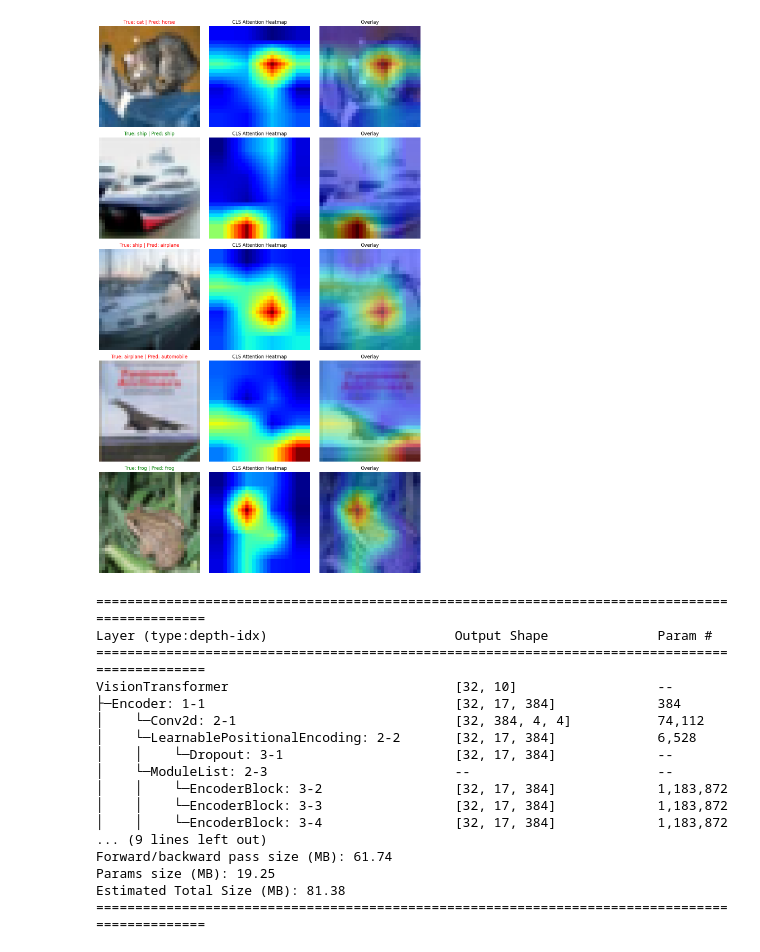
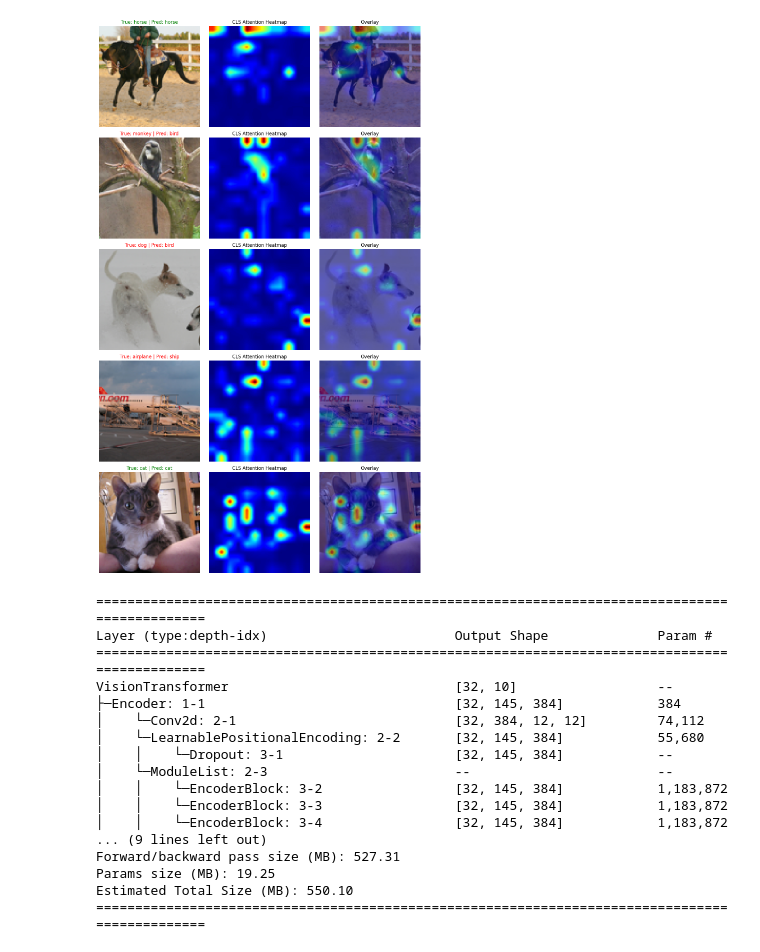
Before and after one commit to Vsquare07/ViT_from_scratch, a Jupyter notebook: main.ipynb, the cells around one changed output. Cells and saved outputs as stored; diff of their text form; code cells hidden in the pictures.

Commit message:
Trained the model on STL10 dataset

```diff
--- a/main.ipynb
+++ b/main.ipynb
@@ -232,6 +236,6 @@ plt.show()
 # %%
 #hyper parameters
-img_size = 32
+img_size = 96
 patch_size = 8
 d_model = 384
 num_heads = 12
@@ -239,7 +243,7 @@ num_layers = 4
 num_classes = len(classes)
 
 model = VisionTransformer(img_size, patch_size, d_model, num_heads, num_layers, num_classes, DEVICE)
-model.load_state_dict(torch.load('weights/ViT_CIFAR10.pt'))
+model.load_state_dict(torch.load('weights/ViT_STL10.pt'))
 model = model.to(DEVICE)
 # %%
 img, label = next(iter(train_dataloader))
@@ -251,35 +255,3 @@ preds.shape, attn.shape
-# %%
-def trainer(model, LR, EPOCHS, dataloader):
-    loss_fn = nn.CrossEntropyLoss()
-    optimizer = torch.optim.Adam(params = model.parameters(), lr=LR)
-    for epoch in range(EPOCHS):
-        loop = tqdm(dataloader, desc=f"Epoch {epoch+1}/{EPOCHS}", leave=True)
-        epoch_loss = 0
-        epoch_acc = 0
-
-        for images, labels in loop:
-            images = images.to(DEVICE)
-            labels = labels.to(DEVICE)
-
-            preds, _ = model(images)
-            loss = loss_fn(preds, labels)
-
-            optimizer.zero_grad()
-            loss.backward()
-            optimizer.step()
-
-            epoch_loss += loss.item()
-            pred_labels = torch.argmax(preds, dim=1)
-            acc = 100*((pred_labels==labels).sum().item())
-            epoch_acc += acc
-
-            loop.set_postfix(loss=loss.item(), acc=acc)
-
-        epoch_loss /= len(dataloader)
-        epoch_acc /= len(dataloader)
-
-        print(f"\nEpoch {epoch+1} Finished | Avg Loss = {epoch_loss:.5f} | Avg Accuracy = {epoch_acc:.3f}%")
-        torch.save(model.state_dict(), 'weights/ViT_CIFAR10.pt')
 # %%
 def trainer(model, LR, EPOCHS, dataloader):
     loss_fn = nn.CrossEntropyLoss()
@@ -316,7 +288,7 @@ def trainer(model, LR, EPOCHS, dataloader):
 
         print(f"\nEpoch {epoch+1} Finished | Avg Loss = {avg_loss:.5f} | Avg Accuracy = {final_acc:.2f}%\n")
 
-        torch.save(model.state_dict(), 'weights/ViT_CIFAR10.pt')
+        torch.save(model.state_dict(), 'weights/ViT_STL10.pt')
 # %%
 def tester(model, dataloader):
     model.eval()
@@ -343,6 +315,6 @@ def tester(model, dataloader):
 
     print(f"\nTest Results | Avg Loss = {avg_loss:.5f} | Avg Accuracy = {final_acc:.2f}%\n")
 # %%
-#trainer(model, 1e-4, 1, train_dataloader)
+trainer(model, 1e-5, 50, train_dataloader)
 tester(model, test_dataloader)
 # %% [output]
@@ -371,60 +355,60 @@ def attention_visualizer(model, dataloader, num_images=5):
         avg_attn = last_layer_attn.mean(dim=0)  # Shape: [17, 17]
 
         # Isolate the CLS Token's perspective & reshape to 4x4
-        cls_attn = avg_attn[0, 1:].reshape(4, 4)
+        cls_attn = avg_attn[0, 1:].reshape(12, 12)
 
         # Upscale the 4x4 grid to 28x28
         cls_attn = cls_attn.unsqueeze(0).unsqueeze(0)
-        cls_attn = F.interpolate(cls_attn, size=(28, 28), mode='bilinear', align_corners=False)
+        cls_attn = F.interpolate(cls_attn, size=(96, 96), mode='bilinear', align_corners=False)
         cls_attn = cls_attn.squeeze().cpu().numpy()
 
         ax_orig = axes[idx, 0]
         ax_heat = axes[idx, 1]
         ax_over = axes[idx, 2]
 
         # Image 1: Original
         ax_orig.imshow(img, cmap='gray')
         color = "green" if true_label==pred_label else "red"
         ax_orig.set_title(f"True: {classes[true_label]} | Pred: {classes[pred_label]}", color=color)
         ax_orig.axis('off')
 
         # Image 2: Heatmap
         ax_heat.imshow(cls_attn, cmap='jet')
         ax_heat.set_title("CLS Attention Heatmap")
         ax_heat.axis('off')
         # Image 3: Overlay
         ax_over.imshow(img)
         ax_over.imshow(cls_attn, cmap='jet', alpha=0.5)
         ax_over.set_title("Overlay")
         ax_over.axis('off')
 
     plt.tight_layout()
     plt.show()
 
 model = model.to(DEVICE)
 attention_visualizer(model, test_dataloader, num_images=5)
 # %% [output]
-[figure, old version]
+[figure, new version]
 # %%
 from torchinfo import summary
 
 batch_size = 32
-summary(model, input_size=(batch_size, 3, 32, 32))
+summary(model, input_size=(batch_size, 3, 96, 96))
 # %% [output]
 ===============================================================================================
 Layer (type:depth-idx)                        Output Shape              Param #
 ===============================================================================================
 VisionTransformer                             [32, 10]                  --
-├─Encoder: 1-1                                [32, 17, 384]             384
-│    └─Conv2d: 2-1                            [32, 384, 4, 4]           74,112
-│    └─LearnablePositionalEncoding: 2-2       [32, 17, 384]             6,528
-│    │    └─Dropout: 3-1                      [32, 17, 384]             --
+├─Encoder: 1-1                                [32, 145, 384]            384
+│    └─Conv2d: 2-1                            [32, 384, 12, 12]         74,112
+│    └─LearnablePositionalEncoding: 2-2       [32, 145, 384]            55,680
+│    │    └─Dropout: 3-1                      [32, 145, 384]            --
 │    └─ModuleList: 2-3                        --                        --
-│    │    └─EncoderBlock: 3-2                 [32, 17, 384]             1,183,872
-│    │    └─EncoderBlock: 3-3                 [32, 17, 384]             1,183,872
-│    │    └─EncoderBlock: 3-4                 [32, 17, 384]             1,183,872
+│    │    └─EncoderBlock: 3-2                 [32, 145, 384]            1,183,872
+│    │    └─EncoderBlock: 3-3                 [32, 145, 384]            1,183,872
+│    │    └─EncoderBlock: 3-4                 [32, 145, 384]            1,183,872
 ... (9 lines left out)
-Forward/backward pass size (MB): 61.74
+Forward/backward pass size (MB): 527.31
 Params size (MB): 19.25
-Estimated Total Size (MB): 81.38
+Estimated Total Size (MB): 550.10
 ===============================================================================================
```
Also changed, not shown: parts of 5 cells of this notebook, 2 other files.
